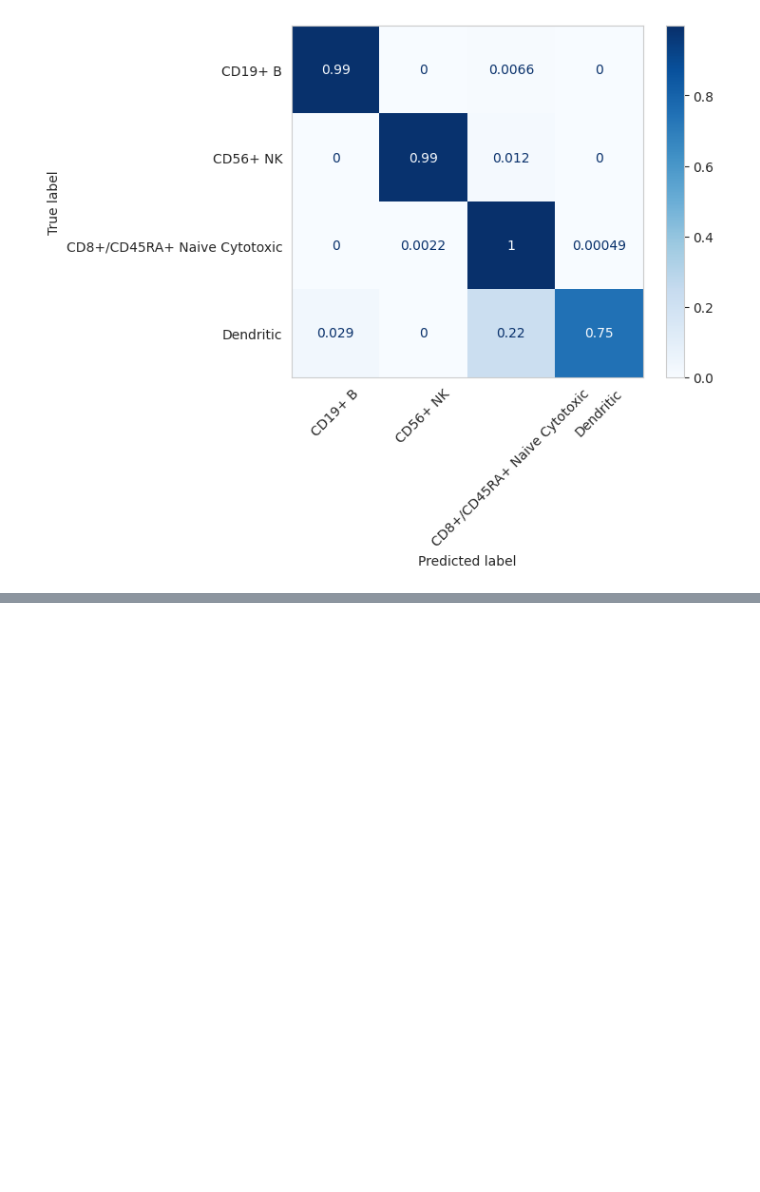
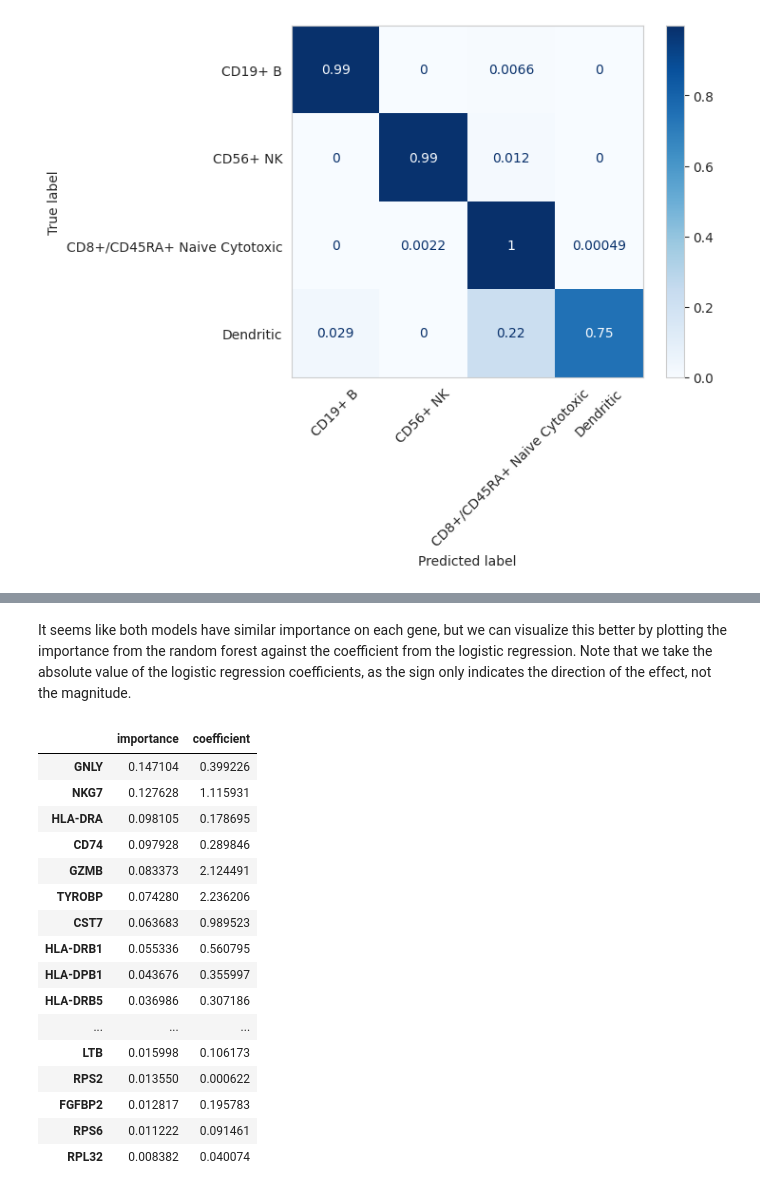
Before and after one commit to KnotATypo/BINF7000-A3-G16, a Jupyter notebook: notebook.ipynb, the cells around one changed output, grey strips where cells are left out. Cells and saved outputs as stored; diff of their text form; code cells hidden in the pictures; blank space fills up the shorter version.

```diff
--- a/notebook.ipynb
+++ b/notebook.ipynb
@@ -430,0 +457,24 @@ Test performance is unchanged even with only 20 features, indicating that these
+# %% [markdown]
+It seems like both models have similar importance on each gene, but we can visualize this better by plotting the importance from the random forest against the coefficient from the logistic regression.
+Note that we take the absolute value of the logistic regression coefficients, as the sign only indicates the direction of the effect, not the magnitude.
+# %%
+combined = genes.join(pd.DataFrame(abs(logistic_regression.coef_[0]), index=X_reduced_n.columns, columns=["coefficient"]))
+combined
+# %% [output]
+|  | importance | coefficient |
+| GNLY | 0.147104 | 0.399226 |
+| NKG7 | 0.127628 | 1.115931 |
+| HLA-DRA | 0.098105 | 0.178695 |
+| CD74 | 0.097928 | 0.289846 |
+| GZMB | 0.083373 | 2.124491 |
+| TYROBP | 0.074280 | 2.236206 |
+| CST7 | 0.063683 | 0.989523 |
+| HLA-DRB1 | 0.055336 | 0.560795 |
+| HLA-DPB1 | 0.043676 | 0.355997 |
+| HLA-DRB5 | 0.036986 | 0.307186 |
+| ... | ... | ... |
+| LTB | 0.015998 | 0.106173 |
+| RPS2 | 0.013550 | 0.000622 |
+| FGFBP2 | 0.012817 | 0.195783 |
+| RPS6 | 0.011222 | 0.091461 |
+| RPL32 | 0.008382 | 0.040074 |
```
Also changed, not shown: parts of 6 cells of this notebook.
